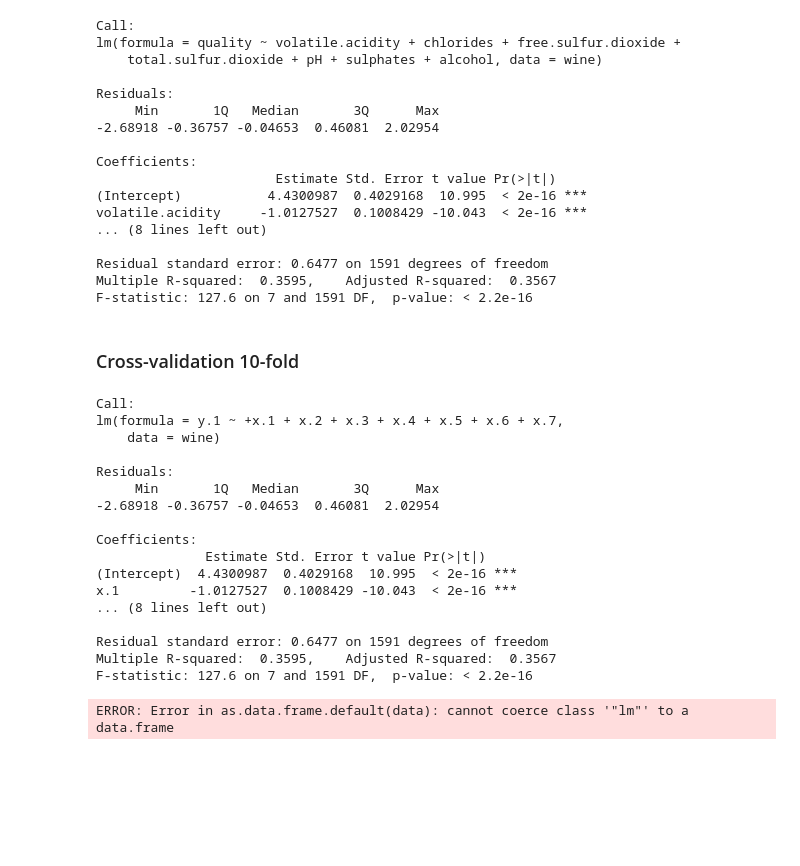
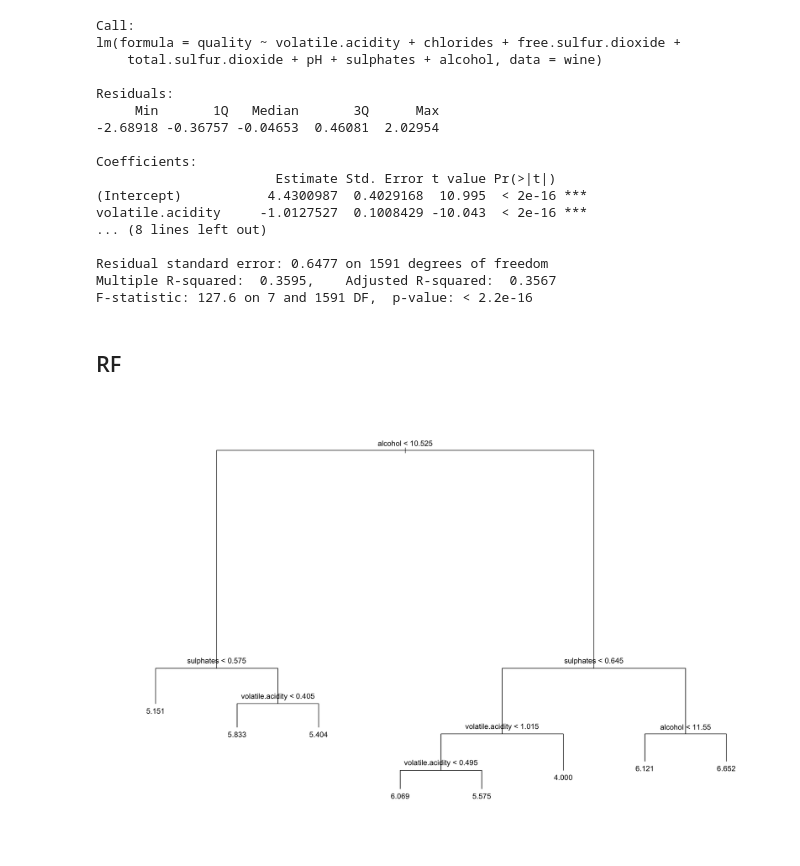
Before and after one commit to GawainGan/UBCO_MDS, a Jupyter notebook: Data-571/A2/Assignment2_Yiwei_Gan.ipynb, the cells around one changed output. Cells and saved outputs as stored; diff of their text form; code cells hidden in the pictures; blank space fills up the shorter version.

```diff
--- a/Data-571/A2/Assignment2_Yiwei_Gan.ipynb
+++ b/Data-571/A2/Assignment2_Yiwei_Gan.ipynb
@@ -191,35 +191,3 @@ volatile.acidity     -1.0127527  0.1008429 -10.043  < 2e-16 ***
 Residual standard error: 0.6477 on 1591 degrees of freedom
 Multiple R-squared:  0.3595,    Adjusted R-squared:  0.3567
 F-statistic: 127.6 on 7 and 1591 DF,  p-value: < 2.2e-16
-# %% [markdown]
-### Cross-validation 10-fold
-# %%
-y.1 <- wine$quality
-x.1 <- wine$volatile.acidity
-x.2 <- wine$chlorides
-x.3 <- wine$free.sulfur.dioxide
-x.4 <- wine$total.sulfur.dioxide
-x.5 <- wine$pH
-x.6 <- wine$sulphates
-x.7 <- wine$alcohol
-
-wine.lm.AIC2 <- lm(formula = y.1 ~ +x.1+x.2+x.3+x.4+x.5+x.6+x.7, data = wine)
-summary(wine.lm.AIC2)
-# %% [output]
-Call:
-lm(formula = y.1 ~ +x.1 + x.2 + x.3 + x.4 + x.5 + x.6 + x.7,
-    data = wine)
-
-Residuals:
-     Min       1Q   Median       3Q      Max
--2.68918 -0.36757 -0.04653  0.46081  2.02954
-
-Coefficients:
-              Estimate Std. Error t value Pr(>|t|)
-(Intercept)  4.4300987  0.4029168  10.995  < 2e-16 ***
-x.1         -1.0127527  0.1008429 -10.043  < 2e-16 ***
-... (8 lines left out)
-
-Residual standard error: 0.6477 on 1591 degrees of freedom
-Multiple R-squared:  0.3595,    Adjusted R-squared:  0.3567
-F-statistic: 127.6 on 7 and 1591 DF,  p-value: < 2.2e-16
@@ -228,8 +194,11 @@ select_df <- data.frame()
-# %%
-library(MASS)
-library(DAAG)
-library(tree)
-
-cv_lm <- cv.lm( wine.lm.AIC2,  K=10)
-# %% [output]
-ERROR: Error in as.data.frame.default(data): cannot coerce class '"lm"' to a data.frame
+# %% [markdown]
+## RF
+# %%
+library(tree)
+simtree <- tree(quality~ ., data=wine)
+# make the plot size larger
+options(repr.plot.width=15, repr.plot.height=10)
+plot(simtree, main="Regression Tree", cex=0.8)
+text(simtree, pretty=0)
+# %% [output]
+[figure, added]
```
Also changed, not shown: parts of 7 cells of this notebook.
